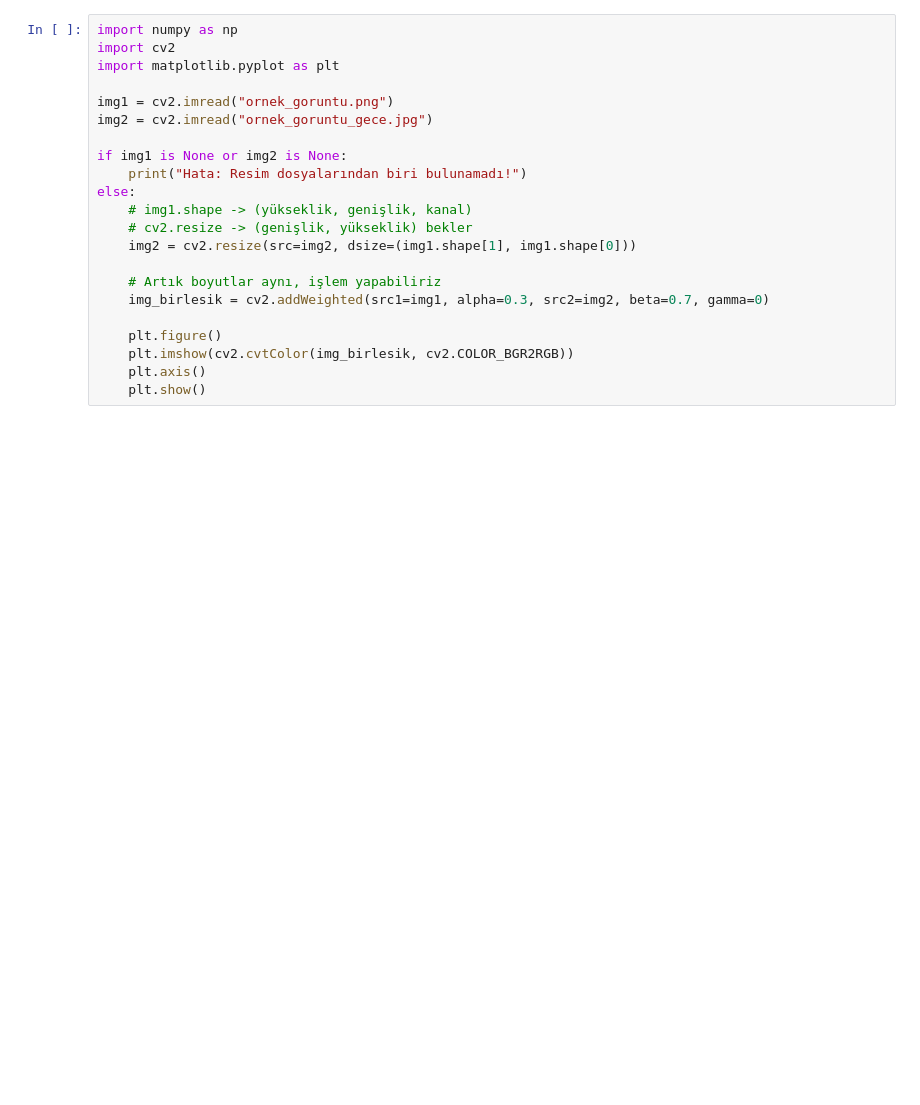
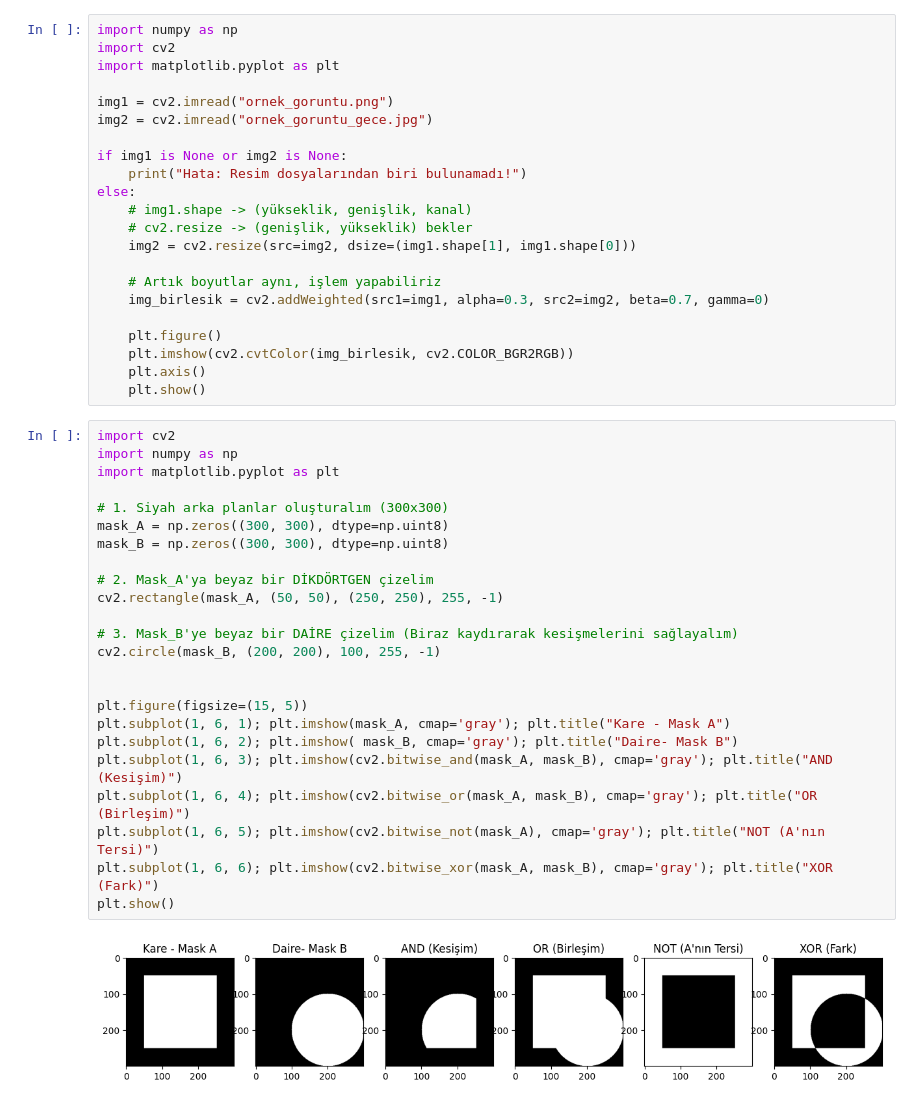
Before and after one commit to murabur/gta5_autopilot, a Jupyter notebook: Bolum_1_Temeller/Video_1.3_OpenCV/6_aritmetik_bitwise.ipynb, the cells around one changed output. Saved outputs shown, nothing was run; the diff lists cells and outputs as text; blank space fills up the shorter version.

Commit message:
bitwise işlemleri eklendi

```diff
--- a/Bolum_1_Temeller/Video_1.3_OpenCV/6_aritmetik_bitwise.ipynb
+++ b/Bolum_1_Temeller/Video_1.3_OpenCV/6_aritmetik_bitwise.ipynb
@@ -285,3 +285,29 @@ else:
     plt.imshow(cv2.cvtColor(img_birlesik, cv2.COLOR_BGR2RGB))
     plt.axis()
     plt.show()
+# %%
+import cv2
+import numpy as np
+import matplotlib.pyplot as plt
+
+# 1. Siyah arka planlar oluşturalım (300x300)
+mask_A = np.zeros((300, 300), dtype=np.uint8)
+mask_B = np.zeros((300, 300), dtype=np.uint8)
+
+# 2. Mask_A'ya beyaz bir DİKDÖRTGEN çizelim
+cv2.rectangle(mask_A, (50, 50), (250, 250), 255, -1)
+
+# 3. Mask_B'ye beyaz bir DAİRE çizelim (Biraz kaydırarak kesişmelerini sağlayalım)
+cv2.circle(mask_B, (200, 200), 100, 255, -1)
+
+
+plt.figure(figsize=(15, 5))
+plt.subplot(1, 6, 1); plt.imshow(mask_A, cmap='gray'); plt.title("Kare - Mask A")
+plt.subplot(1, 6, 2); plt.imshow( mask_B, cmap='gray'); plt.title("Daire- Mask B")
+plt.subplot(1, 6, 3); plt.imshow(cv2.bitwise_and(mask_A, mask_B), cmap='gray'); plt.title("AND (Kesişim)")
+plt.subplot(1, 6, 4); plt.imshow(cv2.bitwise_or(mask_A, mask_B), cmap='gray'); plt.title("OR (Birleşim)")
+plt.subplot(1, 6, 5); plt.imshow(cv2.bitwise_not(mask_A), cmap='gray'); plt.title("NOT (A'nın Tersi)")
+plt.subplot(1, 6, 6); plt.imshow(cv2.bitwise_xor(mask_A, mask_B), cmap='gray'); plt.title("XOR (Fark)")
+plt.show()
+# %% [output]
+[figure, added]
```
